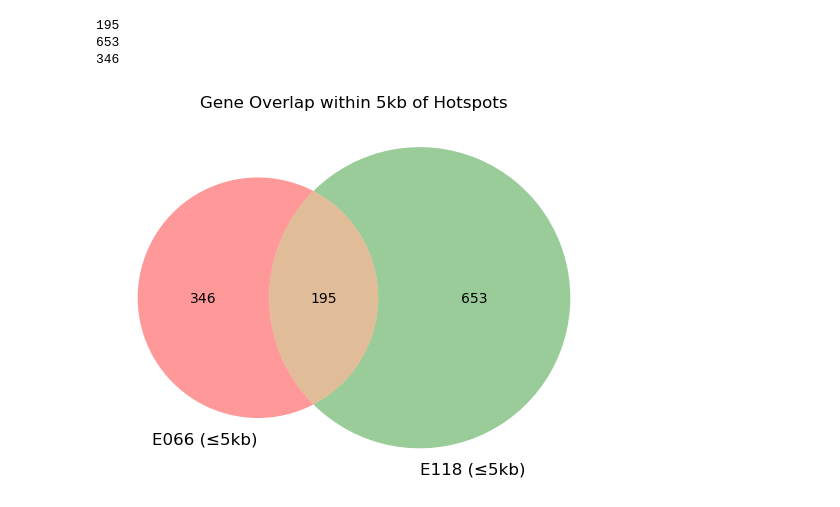
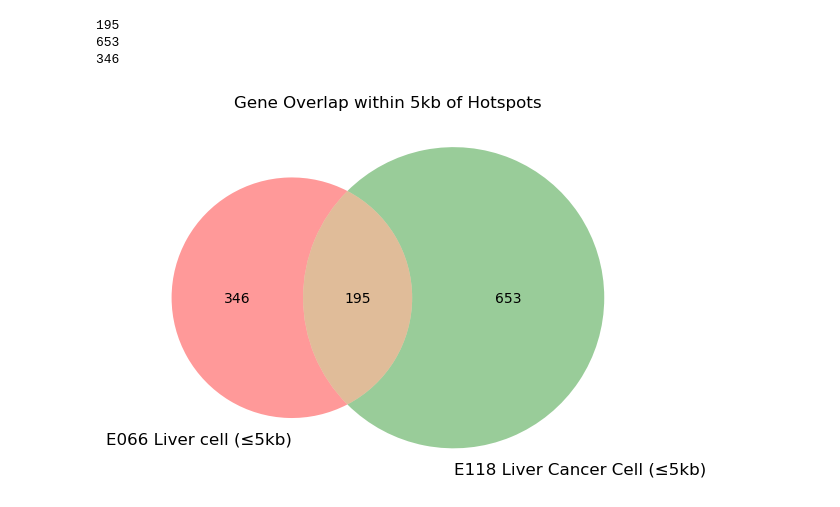
Before and after one commit to caocao0525/HERV, a Jupyter notebook: herv_util_test.ipynb, the cells around one changed output. Saved outputs shown, nothing was run; the diff lists cells and outputs as text; code cells hidden in the pictures.

```diff
--- a/herv_util_test.ipynb
+++ b/herv_util_test.ipynb
@@ -693,15 +694,15 @@ print(len(set(genes_E066_5kb) - set(genes_E118_5kb)))
 # %%
 # Values
 only_E066 = len(set(genes_E066_5kb) - set(genes_E118_5kb))
 only_E118 = len(set(genes_E118_5kb) - set(genes_E066_5kb))
 both = len(set(genes_E066_5kb) & set(genes_E118_5kb))
 
 # Plot
 plt.figure()
 venn2(subsets=(only_E066, only_E118, both),
-      set_labels=('E066 (≤5kb)', 'E118 (≤5kb)'))
+      set_labels=('E066 Liver cell (≤5kb)', 'E118 Liver Cancer Cell (≤5kb)'))
 
 plt.title('Gene Overlap within 5kb of Hotspots')
 plt.show()
 # %% [output]
-[figure, old version]
+[figure, new version]
```
Also changed, not shown: parts of 4 cells of this notebook, 1 other file.
